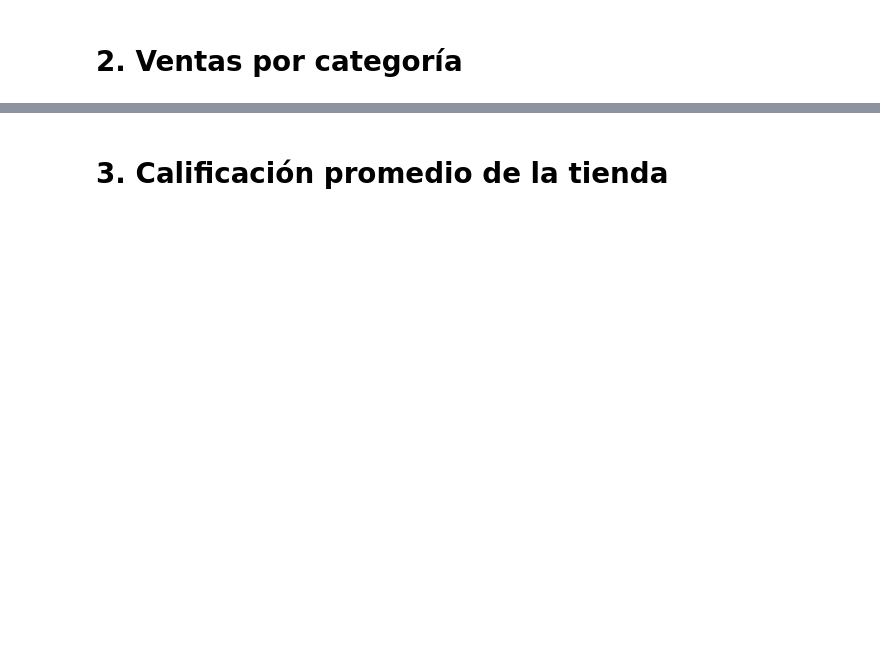
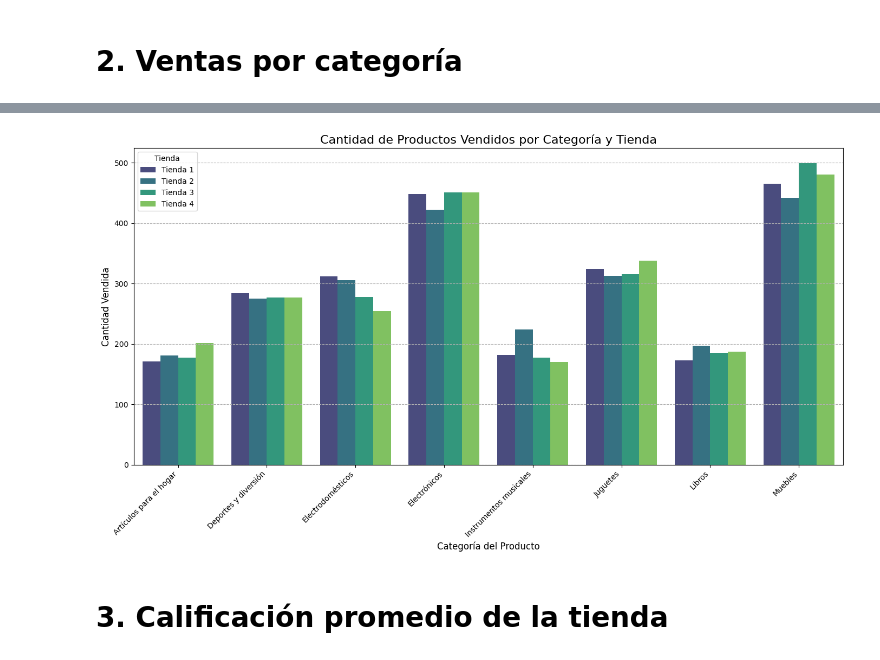
Before and after one commit to jazminfuentesb/challenge1-data-science-latam-jfb, a Jupyter notebook: AluraStoreLatam.ipynb, the cells around one changed output, grey strips where cells are left out. Saved outputs shown, nothing was run; the diff lists cells and outputs as text; code cells hidden in the pictures; blank space fills up the shorter version.

```diff
--- a/AluraStoreLatam.ipynb
+++ b/AluraStoreLatam.ipynb
@@ -4,18 +4,20 @@
 ### Importación de datos
 # %%
 import pandas as pd
+import matplotlib.pyplot as plt
+import seaborn as sns
 
 url = "https://raw.githubusercontent.com/alura-es-cursos/challenge1-data-science-latam/refs/heads/main/base-de-datos-challenge1-latam/tienda_1%20.csv"
 url2 = "https://raw.githubusercontent.com/alura-es-cursos/challenge1-data-science-latam/refs/heads/main/base-de-datos-challenge1-latam/tienda_2.csv"
 url3 = "https://raw.githubusercontent.com/alura-es-cursos/challenge1-data-science-latam/refs/heads/main/base-de-datos-challenge1-latam/tienda_3.csv"
 url4 = "https://raw.githubusercontent.com/alura-es-cursos/challenge1-data-science-latam/refs/heads/main/base-de-datos-challenge1-latam/tienda_4.csv"
 
-tienda = pd.read_csv(url)
+tienda1 = pd.read_csv(url)
 tienda2 = pd.read_csv(url2)
 tienda3 = pd.read_csv(url3)
 tienda4 = pd.read_csv(url4)
 
-tienda.head()
+tienda1.head()
 # %% [output]
 |  | Producto | Categoría del Producto | Precio | Costo de envío | Fecha de Compra | Vendedor | Lugar de Compra | ... |
 | 0 | Asistente virtual | Electrónicos | 164300.0 | 6900.0 | 16/01/2021 | Pedro Gomez | Bogotá | ... |
@@ -30,2 +182,27 @@ tienda.head()
+# %%
+# Concatenar todos los dataframes de las tiendas e identificarlas
+tienda1['Tienda'] = 'Tienda 1'
+tienda2['Tienda'] = 'Tienda 2'
+tienda3['Tienda'] = 'Tienda 3'
+tienda4['Tienda'] = 'Tienda 4'
+
+todas_las_tiendas = pd.concat([tienda1, tienda2, tienda3, tienda4])
+
+# Calcular la cantidad de productos vendidos por categoría y por tienda
+conteo_productos_por_categoria_tienda = todas_las_tiendas.groupby(['Tienda', 'Categoría del Producto']).size().reset_index(name='Cantidad')
+
+# Crear un gráfico de barras agrupado
+plt.figure(figsize=(14, 8))
+sns.barplot(data=conteo_productos_por_categoria_tienda, x='Categoría del Producto', y='Cantidad', hue='Tienda', palette='viridis')
+plt.title('Cantidad de Productos Vendidos por Categoría y Tienda', fontsize=16)
+plt.xlabel('Categoría del Producto', fontsize=12)
+plt.ylabel('Cantidad Vendida', fontsize=12)
+plt.xticks(rotation=45, ha='right') # Rotar las etiquetas para mejor legibilidad
+plt.tight_layout() # Ajustar el diseño para evitar que las etiquetas se superpongan
+plt.grid(axis='y', linestyle='--')
+plt.savefig('cantidad_productos_vendidos_categoria_tienda.png')
+plt.show()
+# %% [output]
+[figure, added]
 # %% [markdown]
 # 3. Calificación promedio de la tienda
```
Also changed, not shown: parts of 32 cells of this notebook.
